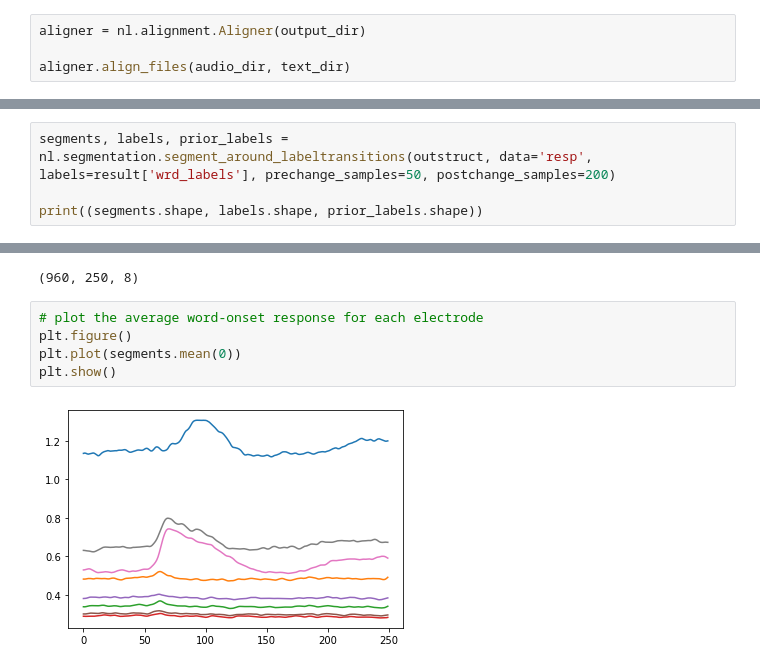
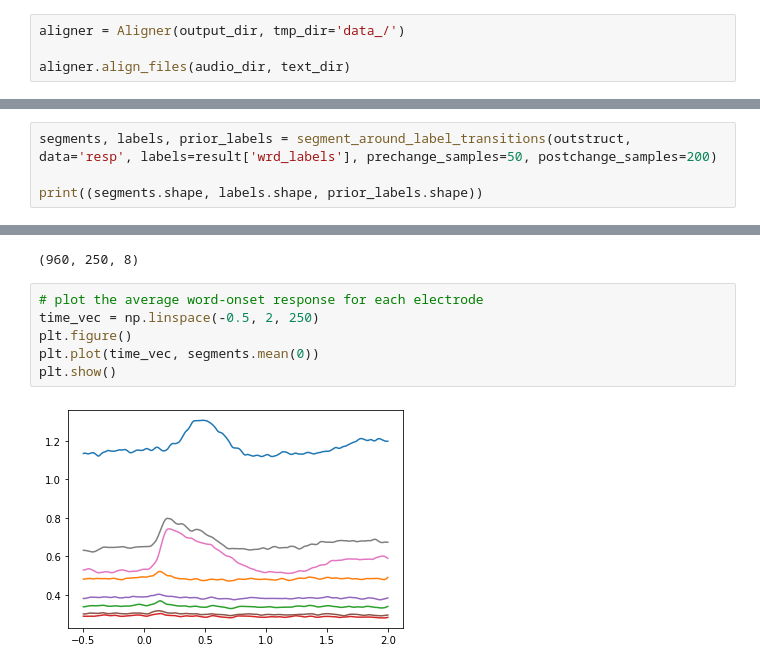
Before and after one commit to naplab/naplib-python, a Jupyter notebook: docs/examples/phoneme_and_word_alignment.ipynb, the cells around one changed output, grey strips where cells are left out. Cells and saved outputs as stored; diff of their text form.

```diff
--- a/docs/examples/phoneme_and_word_alignment.ipynb
+++ b/docs/examples/phoneme_and_word_alignment.ipynb
@@ -83,7 +86,7 @@ audio_dir = '../Alignment/sounds'
 text_dir = '../Alignment/scripts'
 output_dir = './alignment_output'
 # %%
-aligner = nl.alignment.Aligner(output_dir)
+aligner = Aligner(output_dir, tmp_dir='data_/')
 
 aligner.align_files(audio_dir, text_dir)
 # %% [output]
@@ -163,7 +166,7 @@ Trial 2
 
 One simple thing we can look at using these label vectors is the neural response to word onsets.
 # %%
-segments, labels, prior_labels = nl.segmentation.segment_around_labeltransitions(outstruct, data='resp', labels=result['wrd_labels'], prechange_samples=50, postchange_samples=200)
+segments, labels, prior_labels = segment_around_label_transitions(outstruct, data='resp', labels=result['wrd_labels'], prechange_samples=50, postchange_samples=200)
 
 print((segments.shape, labels.shape, prior_labels.shape))
 # %% [output]
@@ -177,8 +180,9 @@ segments.shape
 (960, 250, 8)
 # %%
 # plot the average word-onset response for each electrode
+time_vec = np.linspace(-0.5, 2, 250)
 plt.figure()
-plt.plot(segments.mean(0))
+plt.plot(time_vec, segments.mean(0))
 plt.show()
 # %% [output]
-[figure, old version]
+[figure, new version]
```
Also changed, not shown: parts of 4 cells of this notebook, 25 other files.
